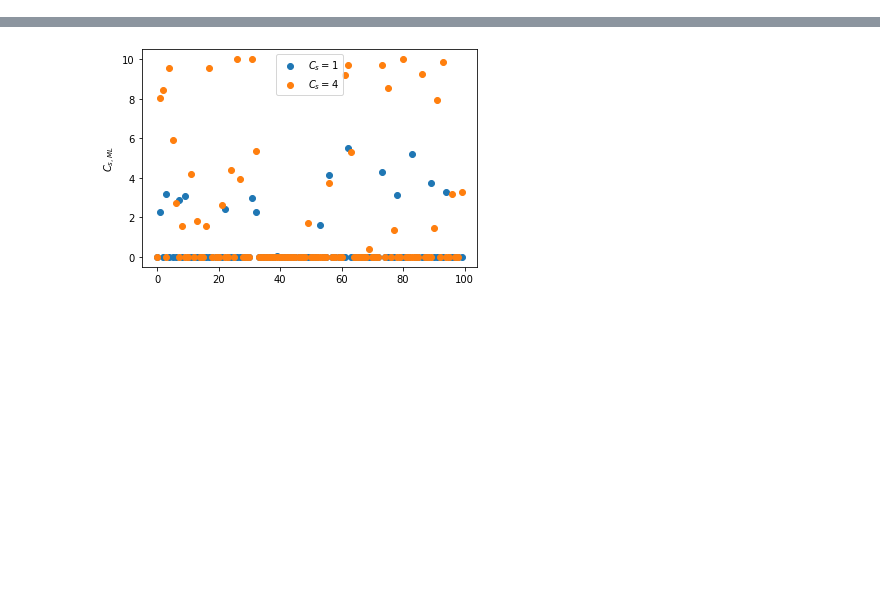
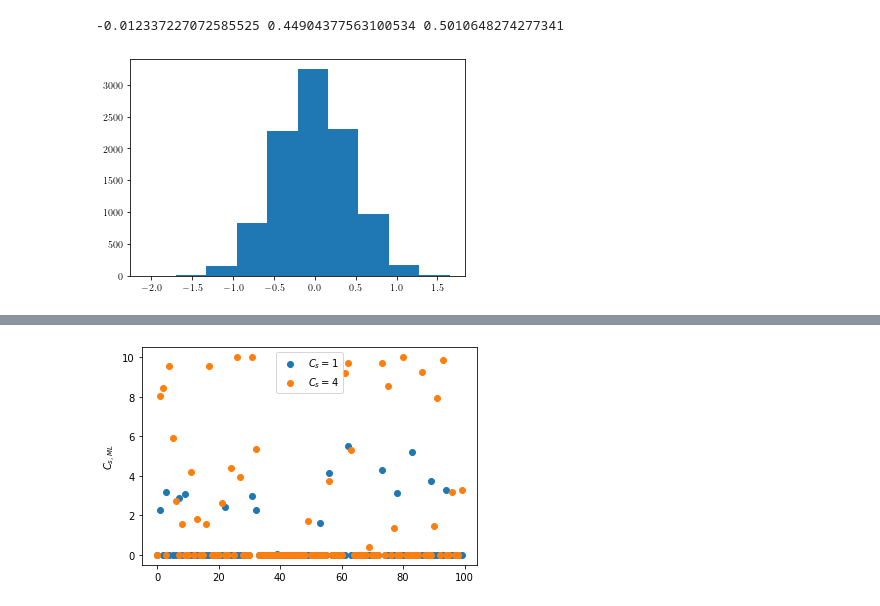
Before and after one commit to dodelson/aiphysics, a Jupyter notebook: weiner_emcee.ipynb, the cells around one changed output, grey strips where cells are left out. Saved outputs shown, nothing was run; the diff lists cells and outputs as text; code cells hidden in the pictures; blank space fills up the shorter version.

```diff
--- a/weiner_emcee.ipynb
+++ b/weiner_emcee.ipynb
@@ -7,0 +106,9 @@ from scipy import optimize as op
+# %%
+weiner=np.array(weiner)
+sarr=np.array(sarr)
+diff=weiner-sarr
+plt.hist(diff)
+print(np.mean(diff),np.std(diff),np.std(sarr))
+# %% [output]
+-0.012337227072585525 0.44904377563100534 0.5010648274277341
+[figure, added]
```
Also changed, not shown: parts of 12 cells of this notebook.
